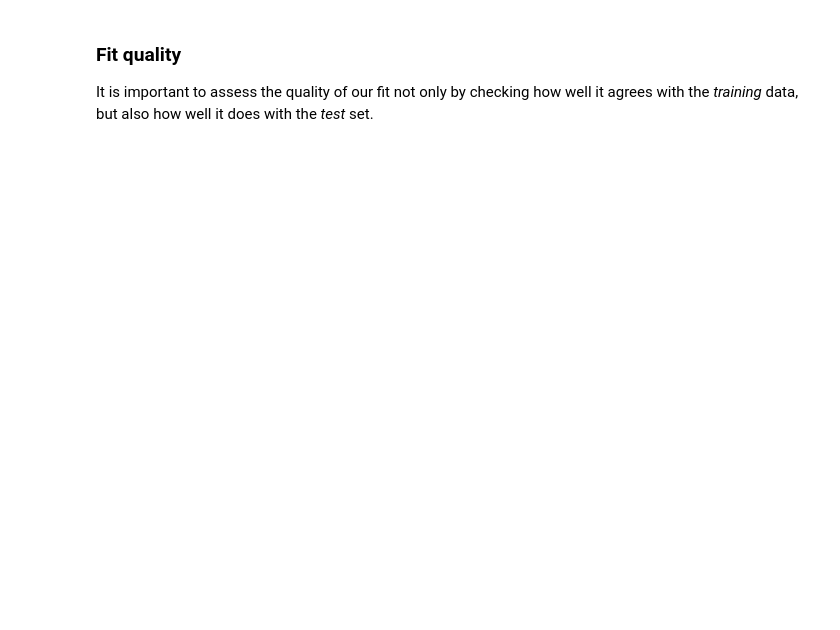
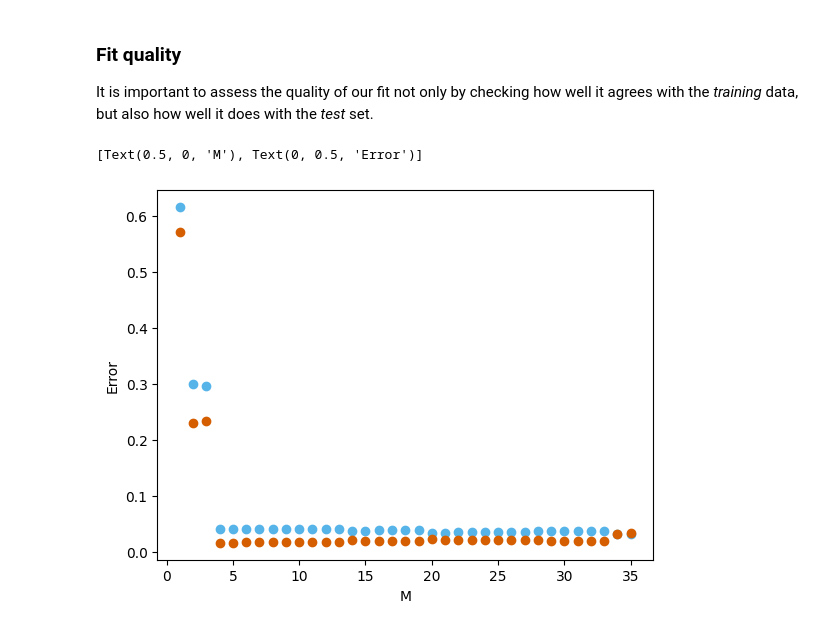
Before and after one commit to vibilanj/cmps, a Jupyter notebook: workshop/W18_Extremization_S.ipynb, the cells around one changed output. Drawn from its saved outputs; the diff is of its cells as text; code cells hidden in the pictures; blank space fills up the shorter version.

```diff
--- a/workshop/W18_Extremization_S.ipynb
+++ b/workshop/W18_Extremization_S.ipynb
@@ -216,3 +252,28 @@ We will want to minimize this error function to obtain the weights that will (ho
 ### Fit quality
 
 It is important to assess the quality of our fit not only by checking how well it agrees with the *training* data, but also how well it does with the *test* set.
+# %%
+max_power = len(ts) + 5
+powers = range(1, max_power + 1)
+
+training_error = np.zeros(max_power)
+test_error = np.zeros(max_power)
+
+test_ts = np.random.rand(nPts)
+
+def errorFunTest(ws, ts):
+    return (sum([(f(ws, t) - real_signal(t))**2 for t in ts]) / len(ts))
+
+for i in range(0, max_power):
+    opt_ws = scipy.optimize.minimize(lambda ws: errorFun(ws, ts, sampled_xs), np.ones(i+1))
+    training_error[i] = opt_ws.fun
+    test_error[i] = errorFunTest(opt_ws.x, test_ts)
+
+fig, ax = plt.subplots(1, 1)
+ax.scatter(powers, training_error, color = CF_sky)
+ax.scatter(powers, test_error, color = CF_vermillion)
+
+ax.set(xlabel = "M", ylabel = "Error")
+# %% [output]
+[Text(0.5, 0, 'M'), Text(0, 0.5, 'Error')]
+[figure, added]
```
Also changed, not shown: parts of 5 cells of this notebook.
